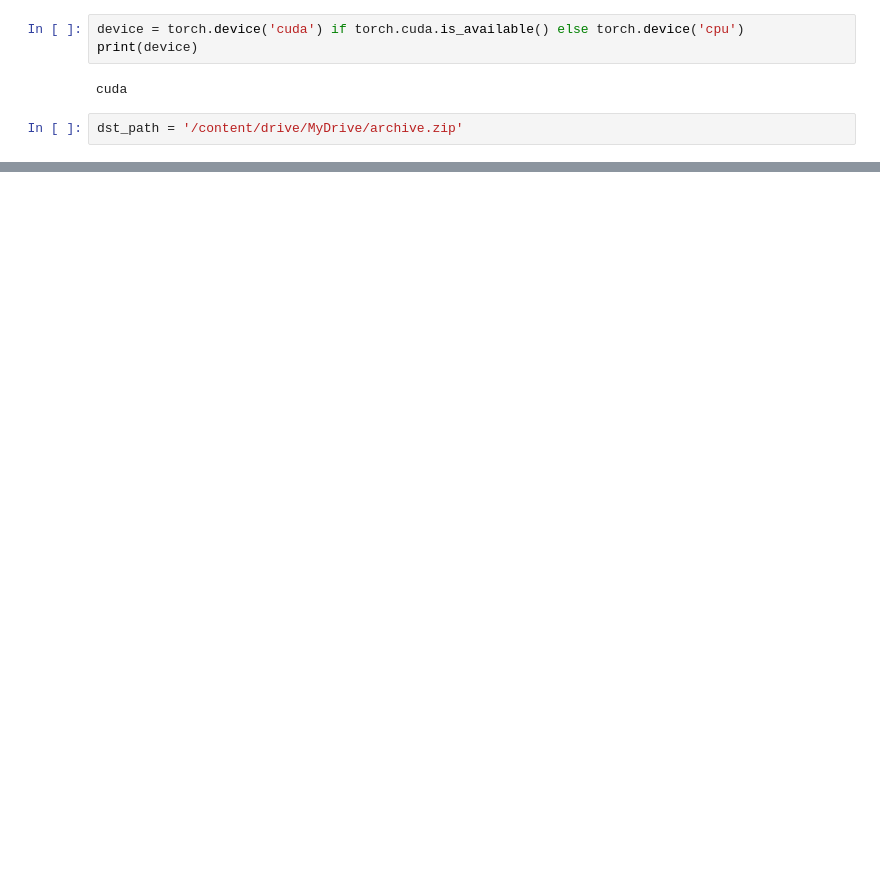
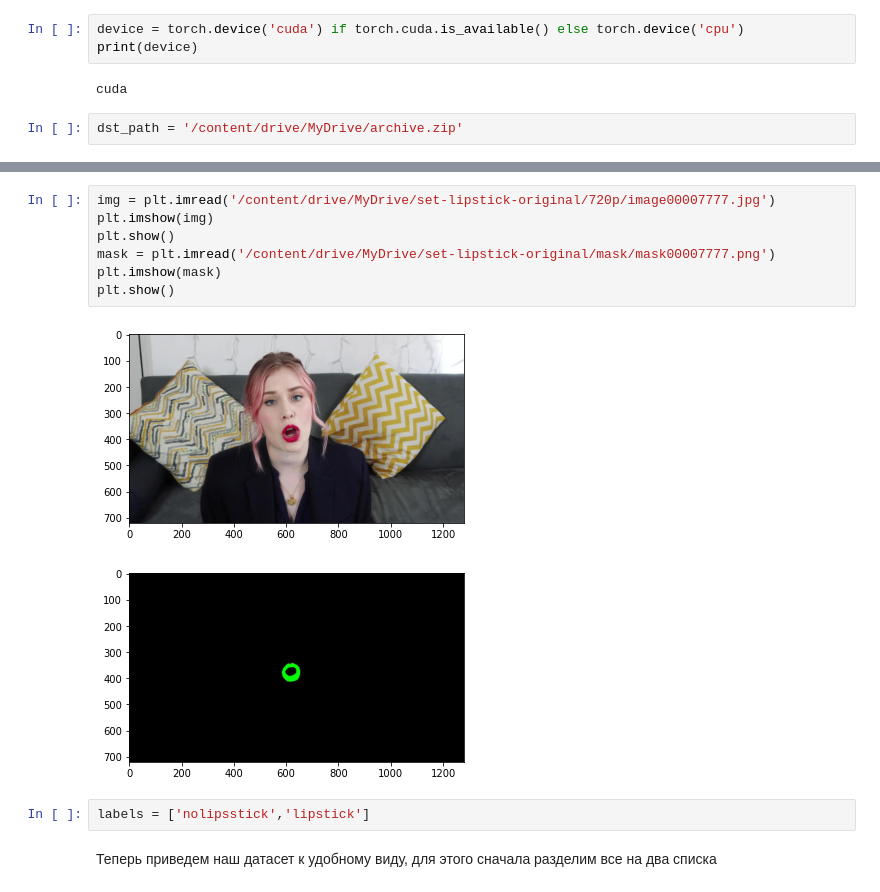
Before and after one commit to ViktorOtroschenko/Framework_PyTorch, a Jupyter notebook: Lesson3.ipynb, the cells around one changed output, grey strips where cells are left out. Saved outputs shown, nothing was run; the diff lists cells and outputs as text; blank space fills up the shorter version.

```diff
--- a/Lesson3.ipynb
+++ b/Lesson3.ipynb
@@ -30,0 +65,14 @@ zipfile1.extractall('/content/drive/MyDrive/archive')
+# %%
+img = plt.imread('/content/drive/MyDrive/set-lipstick-original/720p/image00007777.jpg')
+plt.imshow(img)
+plt.show()
+mask = plt.imread('/content/drive/MyDrive/set-lipstick-original/mask/mask00007777.png')
+plt.imshow(mask)
+plt.show()
+# %% [output]
+[figure, added]
+[figure, added]
+# %%
+labels = ['nolipsstick','lipstick']
+# %% [markdown]
+Теперь приведем наш датасет к удобному виду, для этого сначала разделим все на два списка
```
Also changed, not shown: parts of 66 cells of this notebook.
